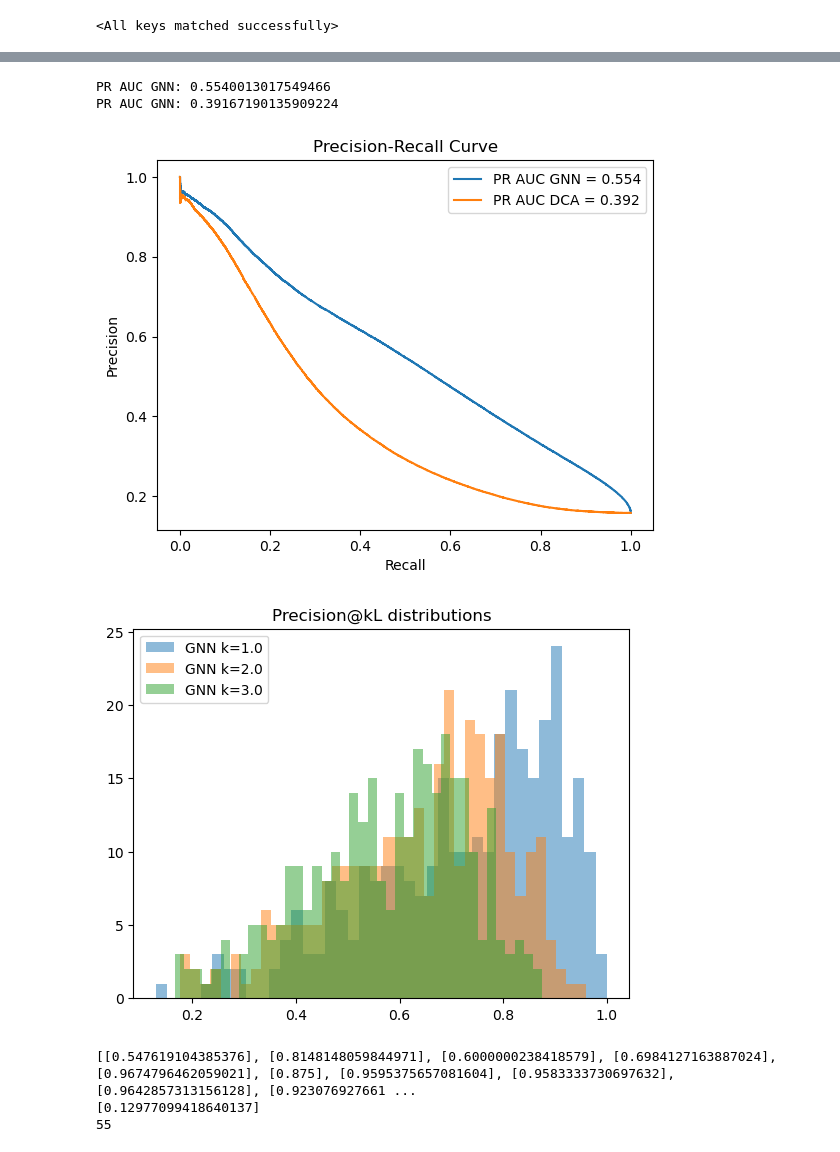
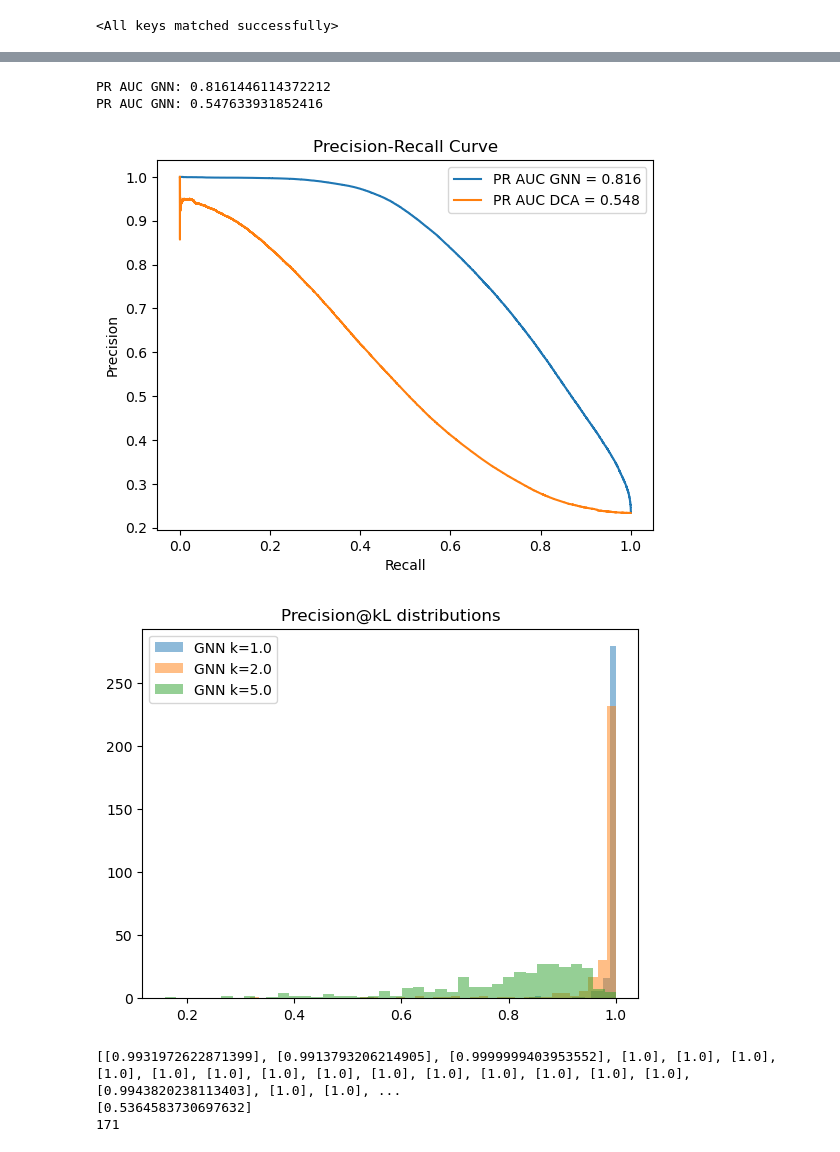
Before and after one commit to Fabiog17/Internship, a Jupyter notebook: GNN_contacts_topK.ipynb, the cells around one changed output, grey strips where cells are left out. Cells and saved outputs as stored; diff of their text form; code cells hidden in the pictures.

Commit message:
Some changes to GNN_contacts_topK

```diff
--- a/GNN_contacts_topK.ipynb
+++ b/GNN_contacts_topK.ipynb
@@ -20,7 +20,7 @@ def sinusoidal_positional_encoding(N, d_model):
 import torch
 from torch_geometric.data import Data
 
-def build_graph_contact_topK(sequence,score_map,distance_map=None,contact_cutoff=8.0,sep_min=5,k=64):
+def build_graph_contact_topK(sequence,score_map,distance_map=None,contact_cutoff=8.0,sep_min=0,k=64):
     N = len(sequence)
     score_map = torch.as_tensor(score_map, dtype=torch.float32)
     score_map = torch.log(score_map + 1.0)
@@ -324,15 +324,16 @@ print("pos_weight:", pos_weight.item())
 loss_fn = torch.nn.BCEWithLogitsLoss(pos_weight=pos_weight,reduction='mean')
 
 optimizer = torch.optim.Adam(model.parameters(), lr=0.001)
+scheduler = torch.optim.lr_scheduler.ReduceLROnPlateau(optimizer,mode='min',factor=0.5, patience=20,min_lr=1e-6)
 
 train_losses = []
 val_losses = []
 
 
 best_val_loss = float('inf')
-patience = 10
+patience = 50
 epochs_no_improve = 0
-save_path = "best_model_contacts_topK.pt"
+save_path = "best_model_contacts_topK_sep0.pt"
 
 for epoch in range(1000):
 
@@ -367,6 +368,8 @@ for epoch in range(1000):
     train_losses.append(train_loss)
     val_losses.append(val_loss)
 
+    scheduler.step(val_loss)
+
     print(f"Epoch {epoch}: Train Loss={train_loss:.4f}, Val Loss={val_loss:.4f}")
 
     if val_loss < best_val_loss:
@@ -402,5 +405,7 @@ Early stopping triggered after 122 epochs
 # %%
-save_path = "best_model_contacts_topK.pt"
+device = torch.device('cuda' if torch.cuda.is_available() else 'cpu')
+model = EdgeGNN(node_in_ch=16, edge_in_ch=1, hidden_ch=32, mlp_hidden_ch=16, GNN_layers=4).to(device)
+save_path = "best_model_contacts_topK_sep0.pt"
 state_dict = torch.load(save_path)
 model.load_state_dict(state_dict)
 # %% [output]
@@ -420,7 +425,7 @@ plt.show()
 #loader = DataLoader([train_loader.dataset[10]], batch_size=1)
 # loader = DataLoader([test_data[2]], batch_size=1)
 # batch = next(iter(loader)).to(device)
-k=1
+k=5
 
 prec=[]
 prec_dca=[]
@@ -545,9 +550,9 @@ plt.legend()
 
 plt.show()
 # %% [output]
-PR AUC GNN: 0.5540013017549466
-PR AUC GNN: 0.39167190135909224
+PR AUC GNN: 0.8161446114372212
+PR AUC GNN: 0.547633931852416
-[figure, old version]
+[figure, new version]
 # %%
 #We want the precision for each graph to see the distribution
 def precision_at_kL_per_graph(batch, pred_logits, k):
@@ -622,31 +627,31 @@ def precision_at_kL_dca_per_graph(batch, k):
 
     return precisions
 # %%
-k_values = [1.0,2.0,3.0]
+k_values = [1.0,2.0,5.0]
 
 results = {k: [] for k in k_values}
 results_dca = {k: [] for k in k_values}
 
 with torch.no_grad():
     for batch in test_loader:
         batch = batch.to(device)
         _, pred_logits = model(batch)
 
         for k in k_values:
             vals= precision_at_kL_per_graph(batch, pred_logits, k)
             vals_dca= precision_at_kL_dca_per_graph(batch, k)
             results[k].extend(vals)
             results_dca[k].extend(vals_dca)
 
 for k in k_values:
     plt.hist(results[k], bins=40, alpha=0.5, label=f"GNN k={k}")
     #plt.hist(results_dca[k], bins=40, alpha=0.5, label=f"DCA k={k}")
 
 plt.legend()
 plt.title("Precision@kL distributions")
 plt.show()
 # %% [output]
-[figure, old version]
+[figure, new version]
 # %%
 k=1.0
 precision=[]
@@ -659,9 +664,9 @@ print(precision)
 print(min(precision))
 print(precision.index(min(precision)))
 # %% [output]
-[[0.547619104385376], [0.8148148059844971], [0.6000000238418579], [0.6984127163887024], [0.9674796462059021], [0.875], [0.9595375657081604], [0.9583333730697632], [0.9642857313156128], [0.923076927661 ...
-[0.12977099418640137]
-55
+[[0.9931972622871399], [0.9913793206214905], [0.9999999403953552], [1.0], [1.0], [1.0], [1.0], [1.0], [1.0], [1.0], [1.0], [1.0], [1.0], [1.0], [1.0], [1.0], [1.0], [0.9943820238113403], [1.0], [1.0], ...
+[0.5364583730697632]
+171
 # %%
 def graph_to_matrix(data, values, mask=None):
     num_nodes = data.x.shape[0]
```
Also changed, not shown: parts of 7 cells of this notebook, 1 other file.
